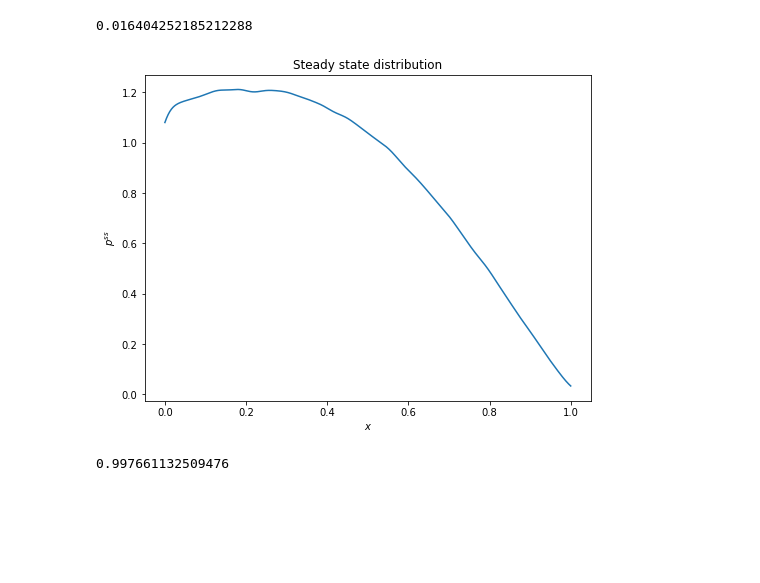
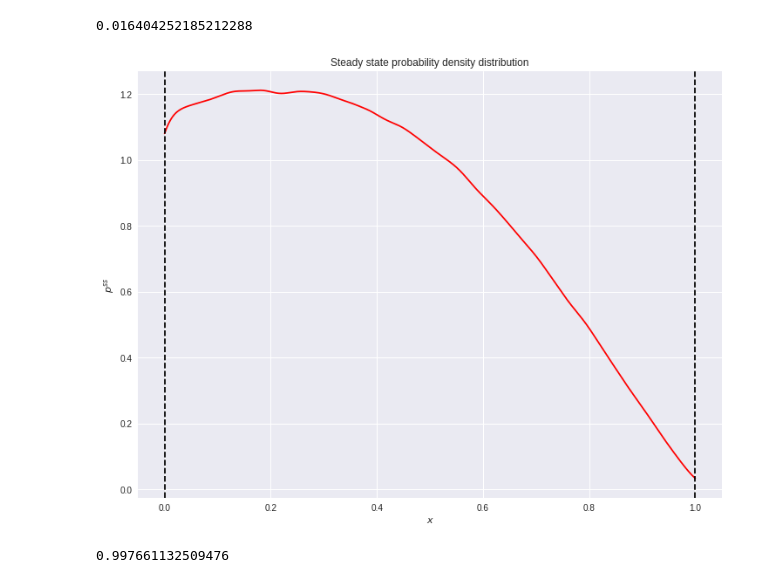
Before and after one commit to ktaletsk/CPF, a Jupyter notebook: ItoGenerator.ipynb, the cells around one changed output. Drawn from its saved outputs; the diff is of its cells as text; code cells hidden in the pictures; blank space fills up the shorter version.

```diff
--- a/ItoGenerator.ipynb
+++ b/ItoGenerator.ipynb
@@ -195,19 +201,17 @@ mydens = [myKernelDensity(i, h, x0) for i in X_plot]
 # %%
 mydensder = [myKernelDensityDerivative(i, h, x0) for i in X_plot]
 # %%
-fig2 = plt.figure(figsize=(8, 6))
-
+fig2 = plt.figure(figsize=(12, 9))
 ax2 = fig2.add_subplot(111)
-
-ax2.set_title("Steady state distribution")
+ax2.set_title("Steady state probability density distribution")
 ax2.set_xlabel(r'$x$')
 ax2.set_ylabel(r'$p^{ss}$')
-
-ax2.plot(X_plot, np.array(mydens)/np.sqrt(2*np.pi*h**2))
-
+ax2.plot(X_plot, np.array(mydens)/np.sqrt(2*np.pi*h**2), c='r')
+plt.axvline(x=0, color='k', linestyle='--')
+plt.axvline(x=1,  color='k', linestyle='--')
 plt.show()
 # %% [output]
-[figure, old version]
+[figure, new version]
 # %%
 pCG = lambdify(x[0], exp(-free_energy_CG(x))/simplify(integrate(exp(-free_energy_CG(x)),(x[0],-oo,oo))), "sympy")
 # %%
```
Also changed, not shown: parts of 30 cells of this notebook.
